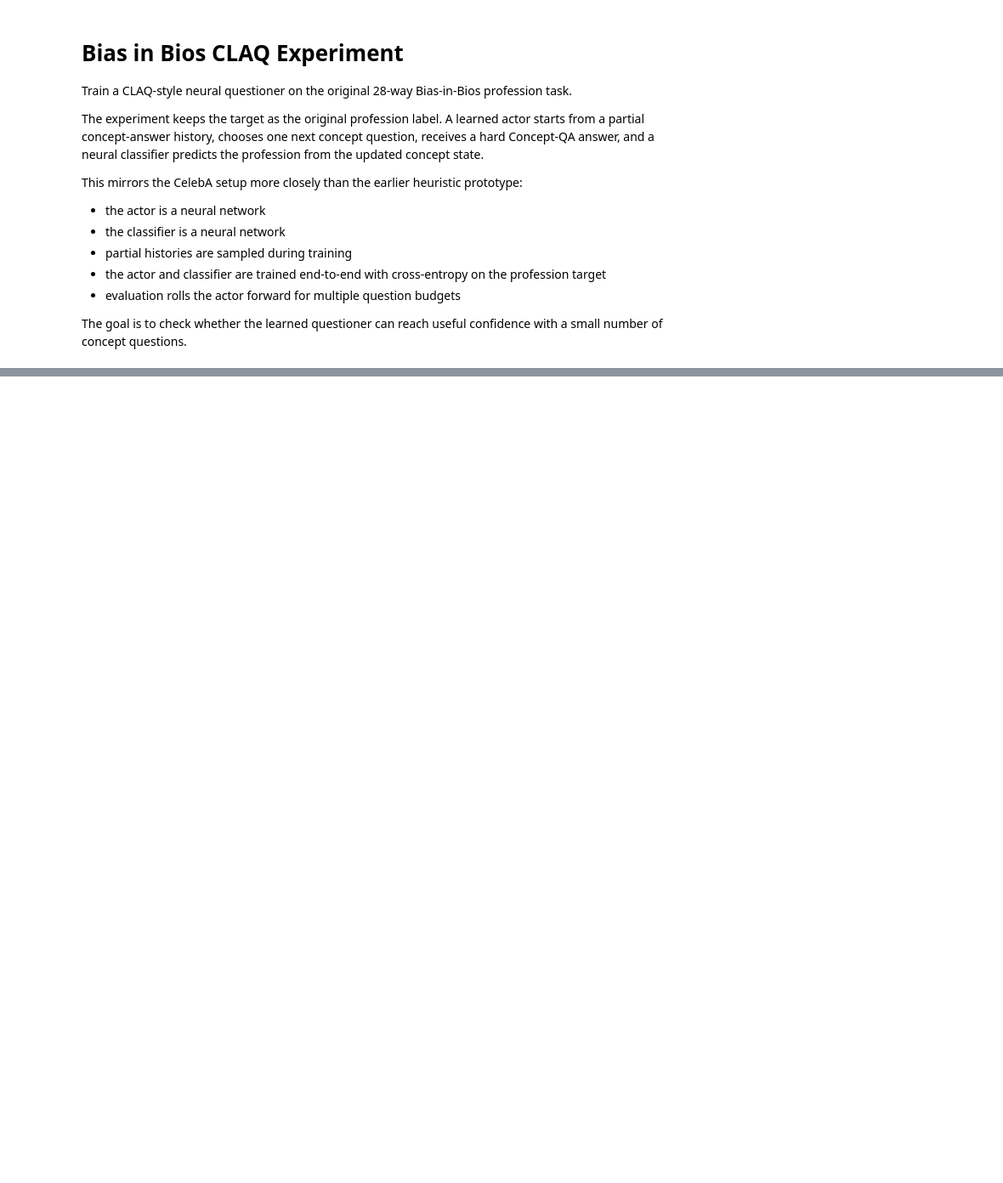
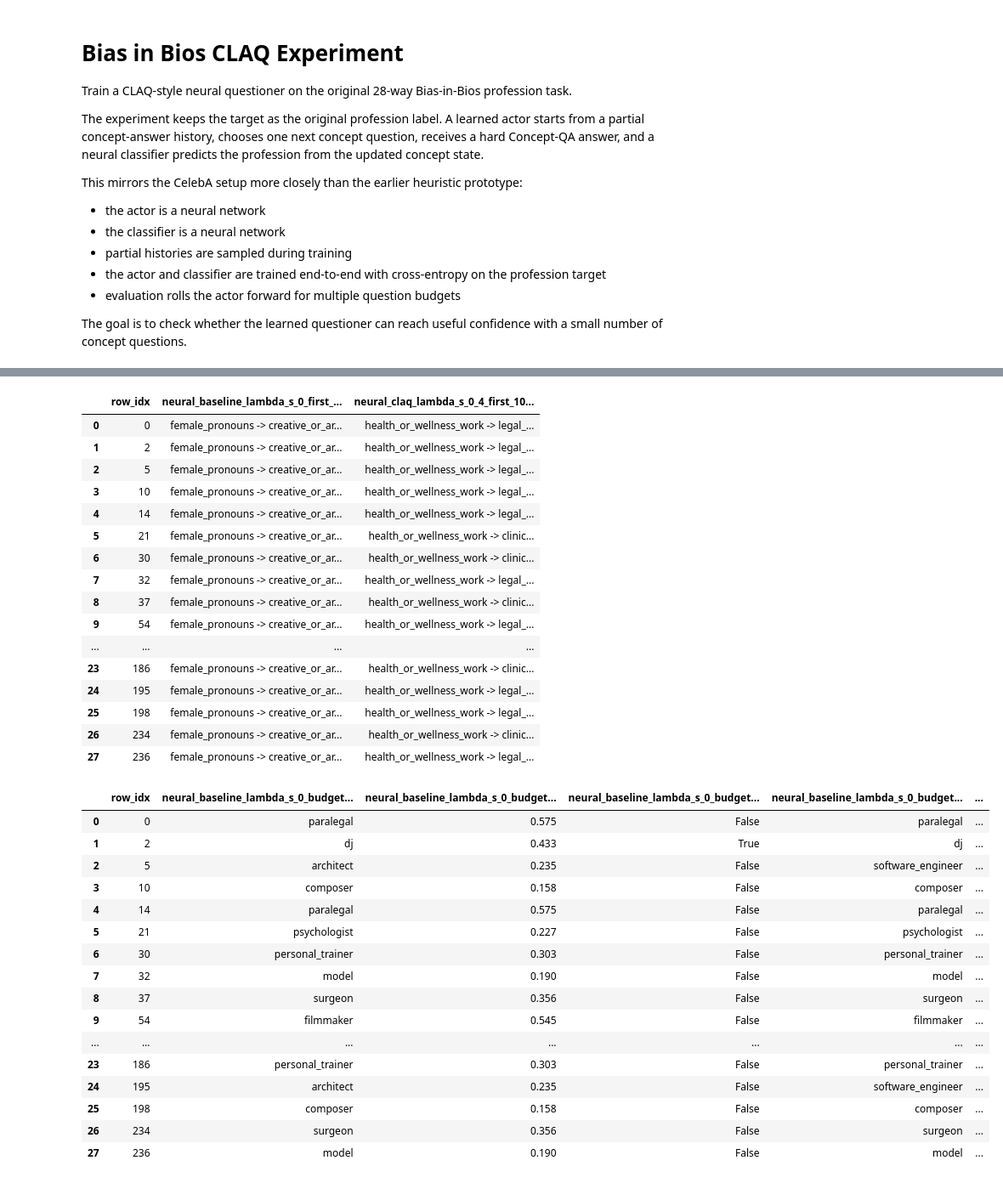
Before and after one commit to amiaty/claq, a Jupyter notebook: notebooks/bias_in_bios_experiment.ipynb, the cells around one changed output, grey strips where cells are left out. Shown at 85% size. Saved outputs shown, nothing was run; the diff lists cells and outputs as text; code cells hidden in the pictures; blank space fills up the shorter version.

```diff
--- a/notebooks/bias_in_bios_experiment.ipynb
+++ b/notebooks/bias_in_bios_experiment.ipynb
@@ -657,5 +751,5 @@ sample_comparison
 # %%
-pd.set_option("display.max_colwidth", 500)
+pd.set_option("display.max_colwidth", 600)
 
 overview_cols = ["row_idx", "sample_row", "true_profession", "biography"]
 display(sample_comparison[overview_cols])
@@ -668,3 +762,4 @@ prediction_cols = [
     if "budget" in col and ("prediction" in col or "confidence" in col or "correct" in col)
 ]
 display(sample_comparison[["row_idx", *prediction_cols]])
+# %% [output]
@@ -671,3 +783,37 @@ display(sample_comparison[["row_idx", *prediction_cols]])
+|  | row_idx | neural_baseline_lambda_s_0_first_... | neural_claq_lambda_s_0_4_first_10... |
+| 0 | 0 | female_pronouns -> creative_or_ar... | health_or_wellness_work -> legal_... |
+| 1 | 2 | female_pronouns -> creative_or_ar... | health_or_wellness_work -> legal_... |
+| 2 | 5 | female_pronouns -> creative_or_ar... | health_or_wellness_work -> legal_... |
+| 3 | 10 | female_pronouns -> creative_or_ar... | health_or_wellness_work -> legal_... |
+| 4 | 14 | female_pronouns -> creative_or_ar... | health_or_wellness_work -> legal_... |
+| 5 | 21 | female_pronouns -> creative_or_ar... | health_or_wellness_work -> clinic... |
+| 6 | 30 | female_pronouns -> creative_or_ar... | health_or_wellness_work -> clinic... |
+| 7 | 32 | female_pronouns -> creative_or_ar... | health_or_wellness_work -> legal_... |
+| 8 | 37 | female_pronouns -> creative_or_ar... | health_or_wellness_work -> clinic... |
+| 9 | 54 | female_pronouns -> creative_or_ar... | health_or_wellness_work -> legal_... |
+| ... | ... | ... | ... |
+| 23 | 186 | female_pronouns -> creative_or_ar... | health_or_wellness_work -> clinic... |
+| 24 | 195 | female_pronouns -> creative_or_ar... | health_or_wellness_work -> legal_... |
+| 25 | 198 | female_pronouns -> creative_or_ar... | health_or_wellness_work -> legal_... |
+| 26 | 234 | female_pronouns -> creative_or_ar... | health_or_wellness_work -> clinic... |
+| 27 | 236 | female_pronouns -> creative_or_ar... | health_or_wellness_work -> legal_... |
+|  | row_idx | neural_baseline_lambda_s_0_budget... | neural_baseline_lambda_s_0_budget... | neural_baseline_lambda_s_0_budget... | neural_baseline_lambda_s_0_budget... | ... |
+| 0 | 0 | paralegal | 0.575 | False | paralegal | ... |
+| 1 | 2 | dj | 0.433 | True | dj | ... |
+| 2 | 5 | architect | 0.235 | False | software_engineer | ... |
+| 3 | 10 | composer | 0.158 | False | composer | ... |
+| 4 | 14 | paralegal | 0.575 | False | paralegal | ... |
+| 5 | 21 | psychologist | 0.227 | False | psychologist | ... |
+| 6 | 30 | personal_trainer | 0.303 | False | personal_trainer | ... |
+| 7 | 32 | model | 0.190 | False | model | ... |
+| 8 | 37 | surgeon | 0.356 | False | surgeon | ... |
+| 9 | 54 | filmmaker | 0.545 | False | filmmaker | ... |
+| ... | ... | ... | ... | ... | ... | ... |
+| 23 | 186 | personal_trainer | 0.303 | False | personal_trainer | ... |
+| 24 | 195 | architect | 0.235 | False | software_engineer | ... |
+| 25 | 198 | composer | 0.158 | False | composer | ... |
+| 26 | 234 | surgeon | 0.356 | False | surgeon | ... |
+| 27 | 236 | model | 0.190 | False | model | ... |
 # %%
 best_budget_rows = (
     questioner_curve.sort_values(["run_name", "accuracy"], ascending=[True, False])
```
Also changed, not shown: parts of 13 cells of this notebook, 13 other files.
